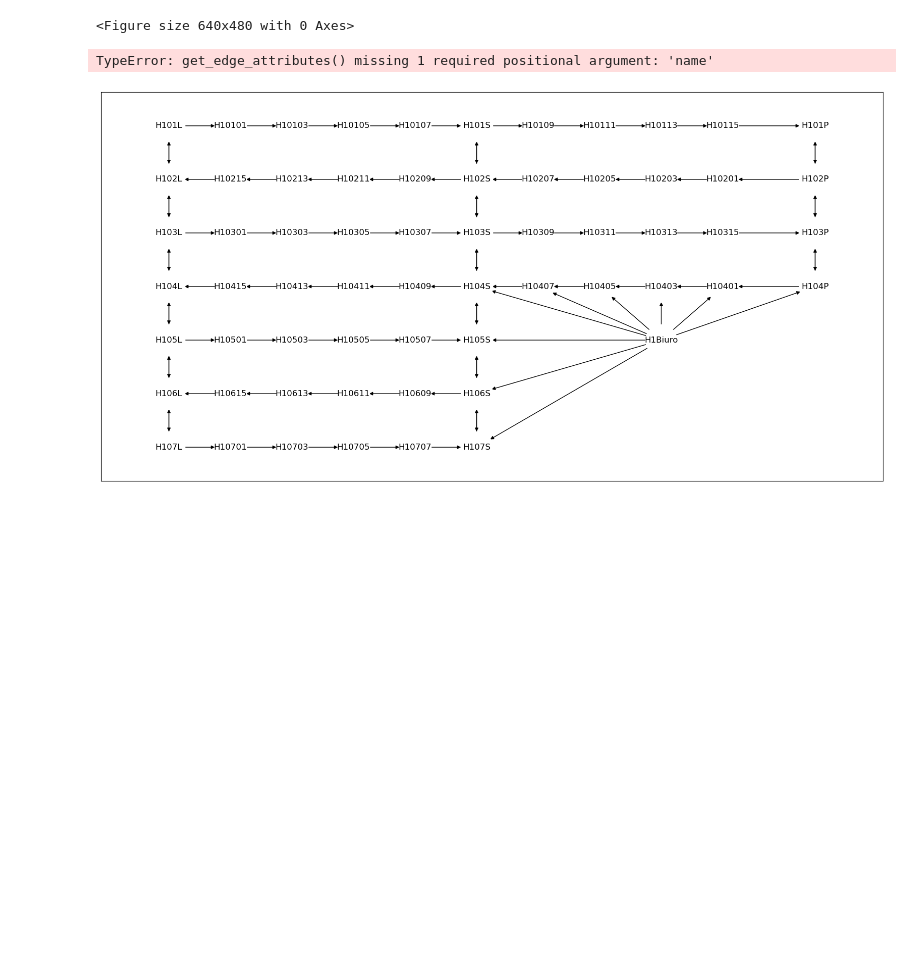
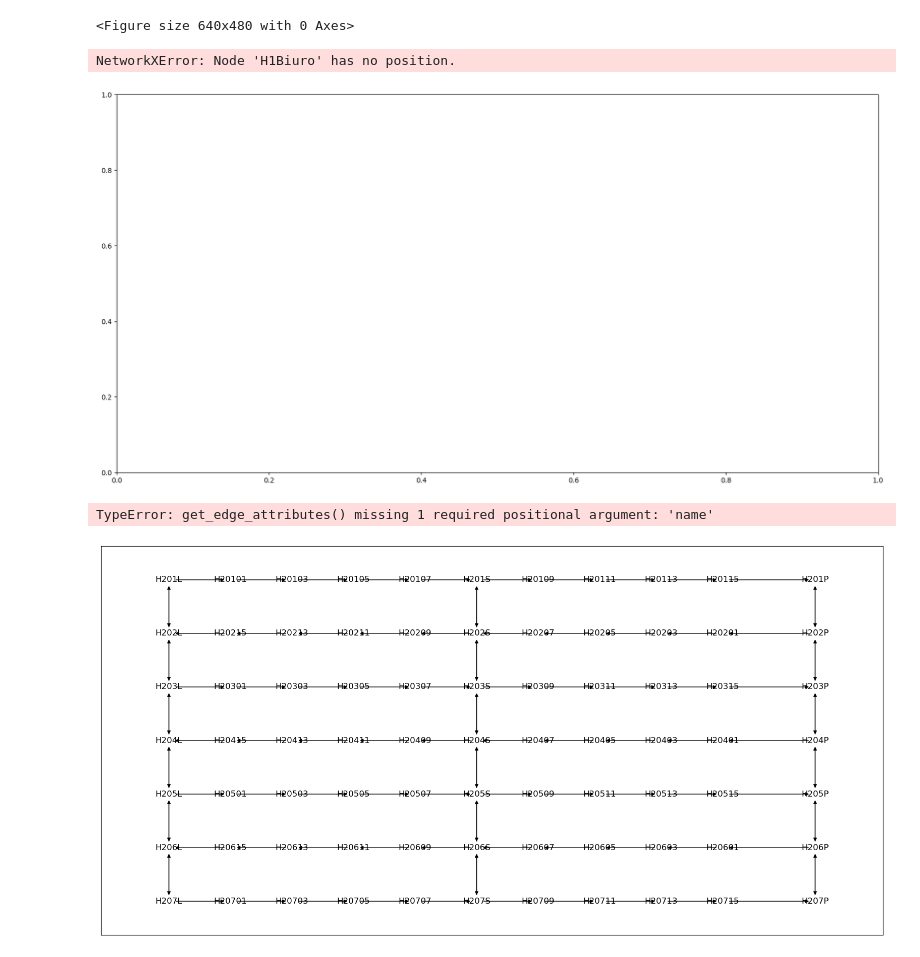
Before and after one commit to pawel-tumialis/Warehouse_Turtles, a Jupyter notebook: warehouse_Best.ipynb, the cells around one changed output. Drawn from its saved outputs; the diff is of its cells as text; code cells hidden in the pictures; blank space fills up the shorter version.

```diff
--- a/warehouse_Best.ipynb
+++ b/warehouse_Best.ipynb
@@ -307,10 +311,21 @@ plt.savefig("kokos.png")
 <Figure size 640x480 with 0 Axes>
 # %%
 plt.figure(figsize=(20, 10))
-nx.draw_networkx(H1,pos,node_color="white")
-labels = nx.get_edge_attributes(H1)
-nx.draw_networkx_edge_labels(H1,pos,edge_labels=labels)
-plt.savefig("kokos.png",transparent=True)
+nx.draw_networkx(all,pos,node_color="white")
+labels = nx.get_edge_attributes(all)
+nx.draw_networkx_edge_labels(all,pos=later_layout(all),edge_labels=labels)
+plt.savefig("all.png",transparent=True)
 # %% [output]
-TypeError: get_edge_attributes() missing 1 required positional argument: 'name'
+NetworkXError: Node 'H1Biuro' has no position.
-[figure, old version]
+[figure, new version]
+# %%
+plt.figure(figsize=(20, 10))
+pos=draw_nodes(H2,0,0,1,1)
+
+nx.draw_networkx(H2,pos,node_color="white")
+labels = nx.get_edge_attributes(H2)
+nx.draw_networkx_edge_labels(H2,pos,edge_labels=labels)
+plt.savefig("H2.png",transparent=True)
+# %% [output]
+TypeError: get_edge_attributes() missing 1 required positional argument: 'name'
+[figure, added]
```
Also changed, not shown: parts of 9 cells of this notebook.
